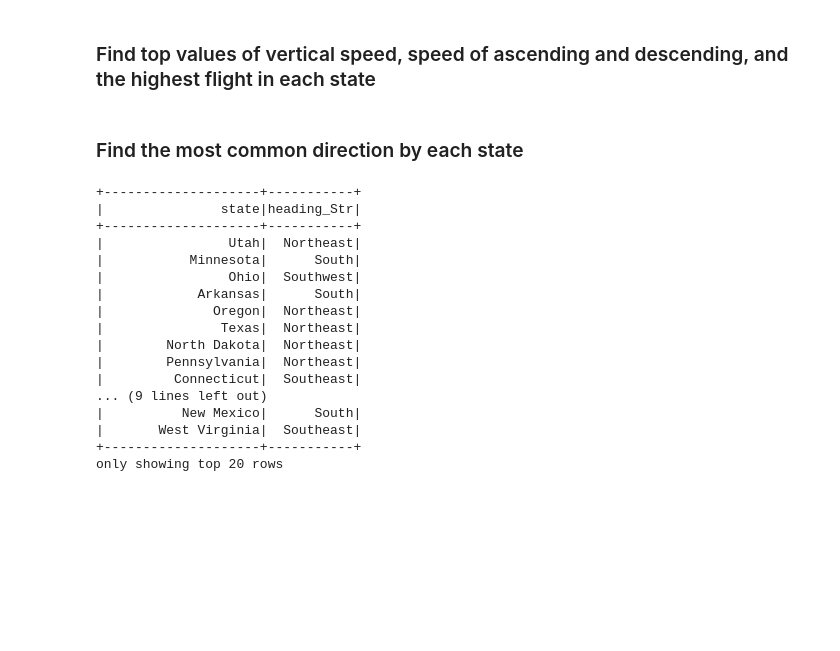
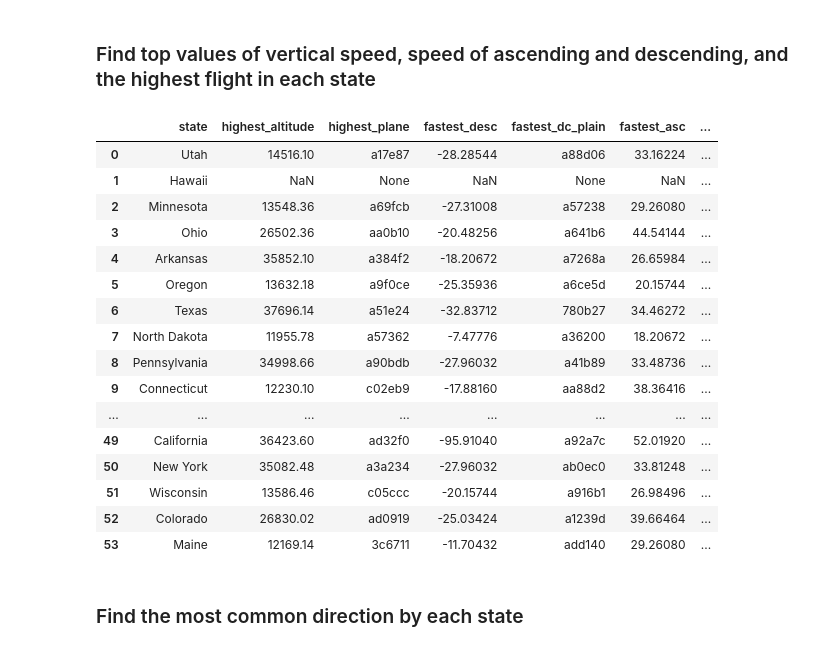
Before and after one commit to DLukash/spark-docker, a Jupyter notebook: notebooks/sedona.ipynb, the cells around one changed output. Cells and saved outputs as stored; diff of their text form; code cells hidden in the pictures; blank space fills up the shorter version.

```diff
--- a/notebooks/sedona.ipynb
+++ b/notebooks/sedona.ipynb
@@ -14,3 +14,11 @@ from sedona.utils.adapter import Adapter
 from sedona.register import SedonaRegistrator
 # %% [markdown]
 ### Create SparkSession
+# %%
+#Create Spark configuration to run Spark jobs with Sedona capabilities
+conf = SparkConf()
+conf.set("spark.serializer", KryoSerializer.getName)
+conf.set("spark.kryo.registrator", SedonaKryoRegistrator.getName)
+conf.set('spark.jars.packages',
+           'org.apache.sedona:sedona-python-adapter-3.0_2.12:1.0.0-incubating,'
+           'org.datasyslab:geotools-wrapper:geotools-24.0')
@@ -17,11 +32,7 @@ from sedona.register import SedonaRegistrator
 # %%
 os.environ['PYSPARK_DRIVER_PYTHON'] = "/opt/conda/envs/venv36/bin/python"
 spark = SparkSession.builder.master("spark://spark:7077"). \
-    config("spark.serializer", KryoSerializer.getName). \
-    config("spark.kryo.registrator", SedonaKryoRegistrator.getName). \
-    config('spark.jars.packages',
-           'org.apache.sedona:sedona-python-adapter-3.0_2.12:1.0.0-incubating,'
-           'org.datasyslab:geotools-wrapper:geotools-24.0'). \
+    config(conf=conf). \
     appName('OpenSky_app'). \
     getOrCreate()
 # %%
@@ -361,10 +371,33 @@ state_result_df.write.csv('TOP_values_by_states.csv')
+# %%
+#Store results as csv
+pd_state_result_df = state_result_df.toPandas()
+# %%
+pd_state_result_df
+# %% [output]
+|  | state | highest_altitude | highest_plane | fastest_desc | fastest_dc_plain | fastest_asc | ... |
+| 0 | Utah | 14516.10 | a17e87 | -28.28544 | a88d06 | 33.16224 | ... |
+| 1 | Hawaii | NaN | None | NaN | None | NaN | ... |
+| 2 | Minnesota | 13548.36 | a69fcb | -27.31008 | a57238 | 29.26080 | ... |
+| 3 | Ohio | 26502.36 | aa0b10 | -20.48256 | a641b6 | 44.54144 | ... |
+| 4 | Arkansas | 35852.10 | a384f2 | -18.20672 | a7268a | 26.65984 | ... |
+| 5 | Oregon | 13632.18 | a9f0ce | -25.35936 | a6ce5d | 20.15744 | ... |
+| 6 | Texas | 37696.14 | a51e24 | -32.83712 | 780b27 | 34.46272 | ... |
+| 7 | North Dakota | 11955.78 | a57362 | -7.47776 | a36200 | 18.20672 | ... |
+| 8 | Pennsylvania | 34998.66 | a90bdb | -27.96032 | a41b89 | 33.48736 | ... |
+| 9 | Connecticut | 12230.10 | c02eb9 | -17.88160 | aa88d2 | 38.36416 | ... |
+| ... | ... | ... | ... | ... | ... | ... | ... |
+| 49 | California | 36423.60 | ad32f0 | -95.91040 | a92a7c | 52.01920 | ... |
+| 50 | New York | 35082.48 | a3a234 | -27.96032 | ab0ec0 | 33.81248 | ... |
+| 51 | Wisconsin | 13586.46 | c05ccc | -20.15744 | a916b1 | 26.98496 | ... |
+| 52 | Colorado | 26830.02 | ad0919 | -25.03424 | a1239d | 39.66464 | ... |
+| 53 | Maine | 12169.14 | 3c6711 | -11.70432 | add140 | 29.26080 | ... |
 # %% [markdown]
 ### Find the most common direction by each state
 # %%
 #The most common direction
 windowSpec = Window.partitionBy("state").orderBy("quantity")
 
-spark.sql(
+df_heading = spark.sql(
     """
         SELECT name as state, heading_str, count (*) as quantity
             FROM merged_view
@@ -374,23 +407,4 @@ spark.sql(
     """
 ).withColumn("rank",rank().over(windowSpec)). \
     filter(col('rank') == 1). \
-    select('state', 'heading_Str'). \
-    show()
+    select('state', 'heading_Str')
-# %% [output]
-+--------------------+-----------+
-|               state|heading_Str|
-+--------------------+-----------+
-|                Utah|  Northeast|
-|           Minnesota|      South|
-|                Ohio|  Southwest|
-|            Arkansas|      South|
-|              Oregon|  Northeast|
-|               Texas|  Northeast|
-|        North Dakota|  Northeast|
-|        Pennsylvania|  Northeast|
-|         Connecticut|  Southeast|
-... (9 lines left out)
-|          New Mexico|      South|
-|       West Virginia|  Southeast|
-+--------------------+-----------+
-only showing top 20 rows
```
Also changed, not shown: parts of 14 cells of this notebook, 5 other files.
